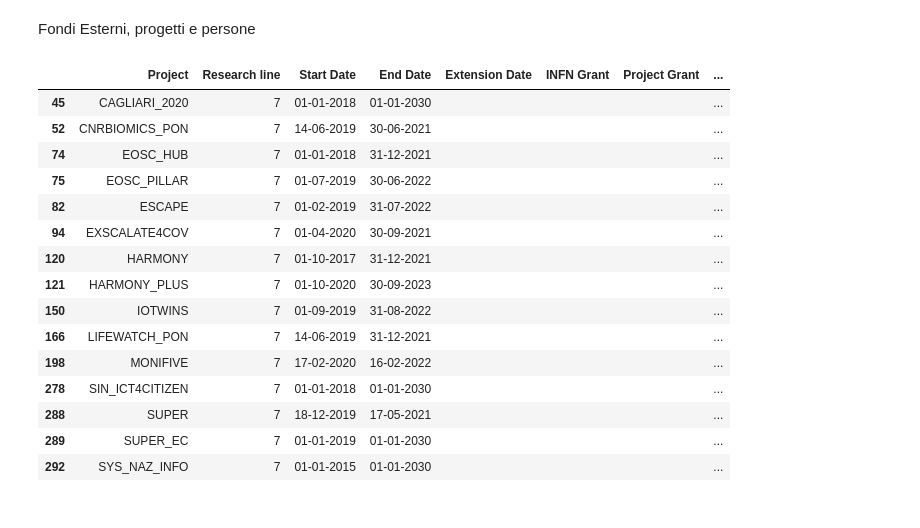
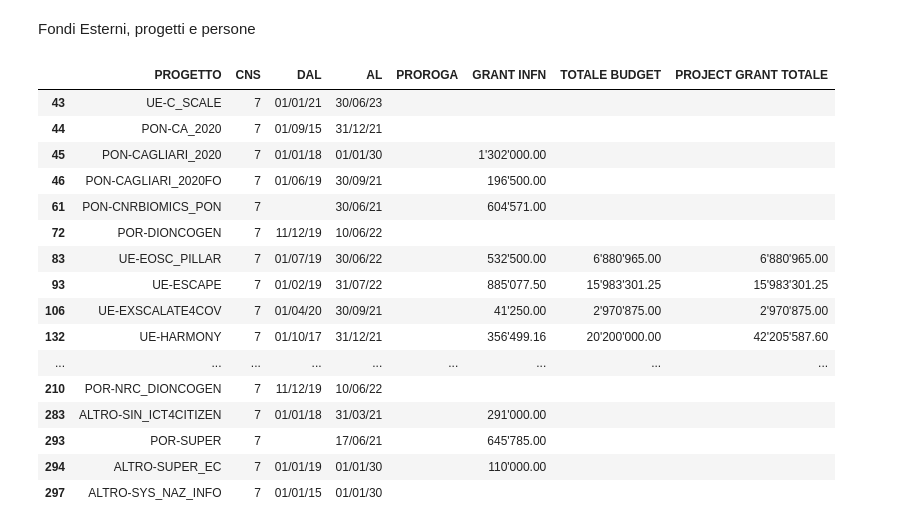
Before and after one commit to gmazzitelli/GSN2, a Jupyter notebook: AnagraficheCSN2.ipynb, the cells around one changed output. Saved outputs shown, nothing was run; the diff lists cells and outputs as text; code cells hidden in the pictures.

```diff
--- a/AnagraficheCSN2.ipynb
+++ b/AnagraficheCSN2.ipynb
@@ -225,27 +241,28 @@ Fondi Esterni, progetti e persone
 # %%
 import time
 fe_attivi = pd.DataFrame(columns = FE_INFN.columns)
-for i, fe_end in enumerate(FE_INFN['End Date']):
-  if time.strptime(fe_end, "%d-%m-%Y") > time.strptime('31-12-2020', "%d-%m-%Y"):
+for i, fe_end in enumerate(FE_INFN['AL']):
+  if time.strptime(fe_end, "%d/%m/%y") > time.strptime('31/12/20', "%d/%m/%y"):
     fe_attivi = fe_attivi.append(FE_INFN.iloc[i], ignore_index=True)
 # %%
-fe_attivi[fe_attivi['Research line']==7]
+fe_attivi[fe_attivi['CNS']==7]
 # %% [output]
-|  | Project | Research line | Start Date | End Date | Extension Date | INFN Grant | Project Grant | ... |
-| 45 | CAGLIARI_2020 | 7 | 01-01-2018 | 01-01-2030 |  |  |  | ... |
-| 52 | CNRBIOMICS_PON | 7 | 14-06-2019 | 30-06-2021 |  |  |  | ... |
-| 74 | EOSC_HUB | 7 | 01-01-2018 | 31-12-2021 |  |  |  | ... |
-| 75 | EOSC_PILLAR | 7 | 01-07-2019 | 30-06-2022 |  |  |  | ... |
-| 82 | ESCAPE | 7 | 01-02-2019 | 31-07-2022 |  |  |  | ... |
-| 94 | EXSCALATE4COV | 7 | 01-04-2020 | 30-09-2021 |  |  |  | ... |
-| 120 | HARMONY | 7 | 01-10-2017 | 31-12-2021 |  |  |  | ... |
-| 121 | HARMONY_PLUS | 7 | 01-10-2020 | 30-09-2023 |  |  |  | ... |
-| 150 | IOTWINS | 7 | 01-09-2019 | 31-08-2022 |  |  |  | ... |
-| 166 | LIFEWATCH_PON | 7 | 14-06-2019 | 31-12-2021 |  |  |  | ... |
-| 198 | MONIFIVE | 7 | 17-02-2020 | 16-02-2022 |  |  |  | ... |
-| 278 | SIN_ICT4CITIZEN | 7 | 01-01-2018 | 01-01-2030 |  |  |  | ... |
-| 288 | SUPER | 7 | 18-12-2019 | 17-05-2021 |  |  |  | ... |
-| 289 | SUPER_EC | 7 | 01-01-2019 | 01-01-2030 |  |  |  | ... |
-| 292 | SYS_NAZ_INFO | 7 | 01-01-2015 | 01-01-2030 |  |  |  | ... |
+|  | PROGETTO | CNS | DAL | AL | PROROGA | GRANT INFN | TOTALE BUDGET | PROJECT GRANT TOTALE |
+| 43 | UE-C_SCALE | 7 | 01/01/21 | 30/06/23 |  |  |  |  |
+| 44 | PON-CA_2020 | 7 | 01/09/15 | 31/12/21 |  |  |  |  |
+| 45 | PON-CAGLIARI_2020 | 7 | 01/01/18 | 01/01/30 |  | 1'302'000.00 |  |  |
+| 46 | PON-CAGLIARI_2020FO | 7 | 01/06/19 | 30/09/21 |  | 196'500.00 |  |  |
+| 61 | PON-CNRBIOMICS_PON | 7 |  | 30/06/21 |  | 604'571.00 |  |  |
+| 72 | POR-DIONCOGEN | 7 | 11/12/19 | 10/06/22 |  |  |  |  |
+| 83 | UE-EOSC_PILLAR | 7 | 01/07/19 | 30/06/22 |  | 532'500.00 | 6'880'965.00 | 6'880'965.00 |
+| 93 | UE-ESCAPE | 7 | 01/02/19 | 31/07/22 |  | 885'077.50 | 15'983'301.25 | 15'983'301.25 |
+| 106 | UE-EXSCALATE4COV | 7 | 01/04/20 | 30/09/21 |  | 41'250.00 | 2'970'875.00 | 2'970'875.00 |
+| 132 | UE-HARMONY | 7 | 01/10/17 | 31/12/21 |  | 356'499.16 | 20'200'000.00 | 42'205'587.60 |
+| ... | ... | ... | ... | ... | ... | ... | ... | ... |
+| 210 | POR-NRC_DIONCOGEN | 7 | 11/12/19 | 10/06/22 |  |  |  |  |
+| 283 | ALTRO-SIN_ICT4CITIZEN | 7 | 01/01/18 | 31/03/21 |  | 291'000.00 |  |  |
+| 293 | POR-SUPER | 7 |  | 17/06/21 |  | 645'785.00 |  |  |
+| 294 | ALTRO-SUPER_EC | 7 | 01/01/19 | 01/01/30 |  | 110'000.00 |  |  |
+| 297 | ALTRO-SYS_NAZ_INFO | 7 | 01/01/15 | 01/01/30 |  |  |  |  |
 # %%
 plt.figure(figsize = (10,10))
```
Also changed, not shown: parts of 14 cells of this notebook.
